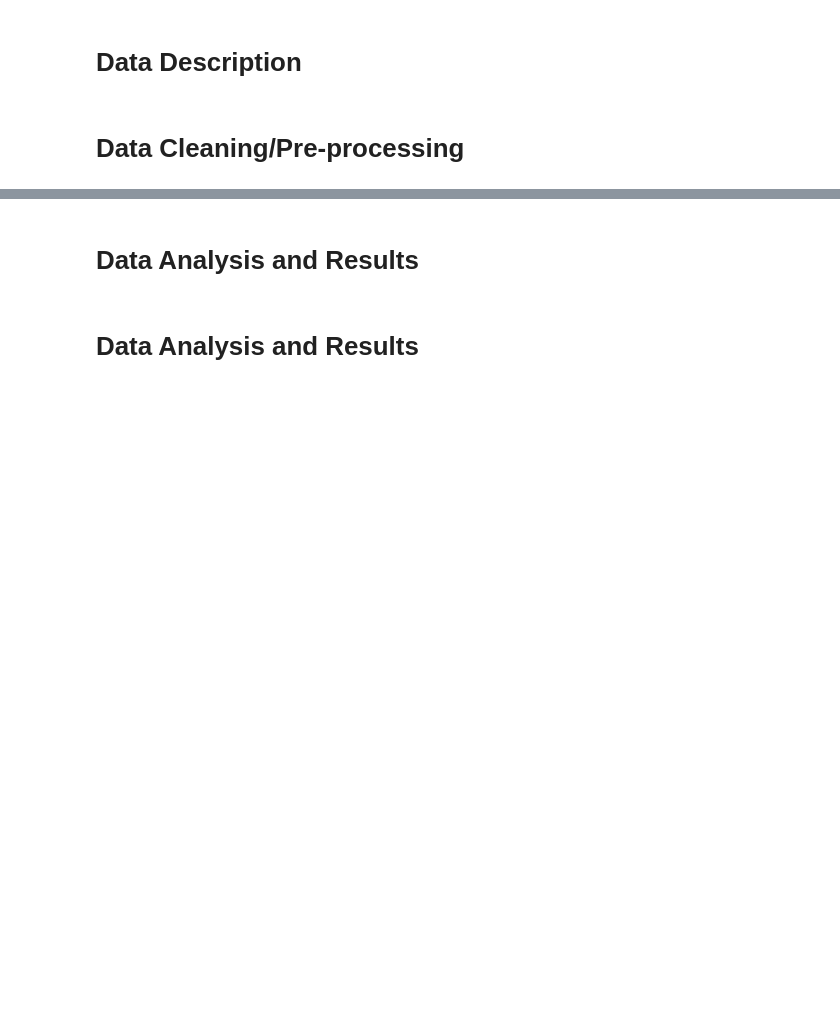
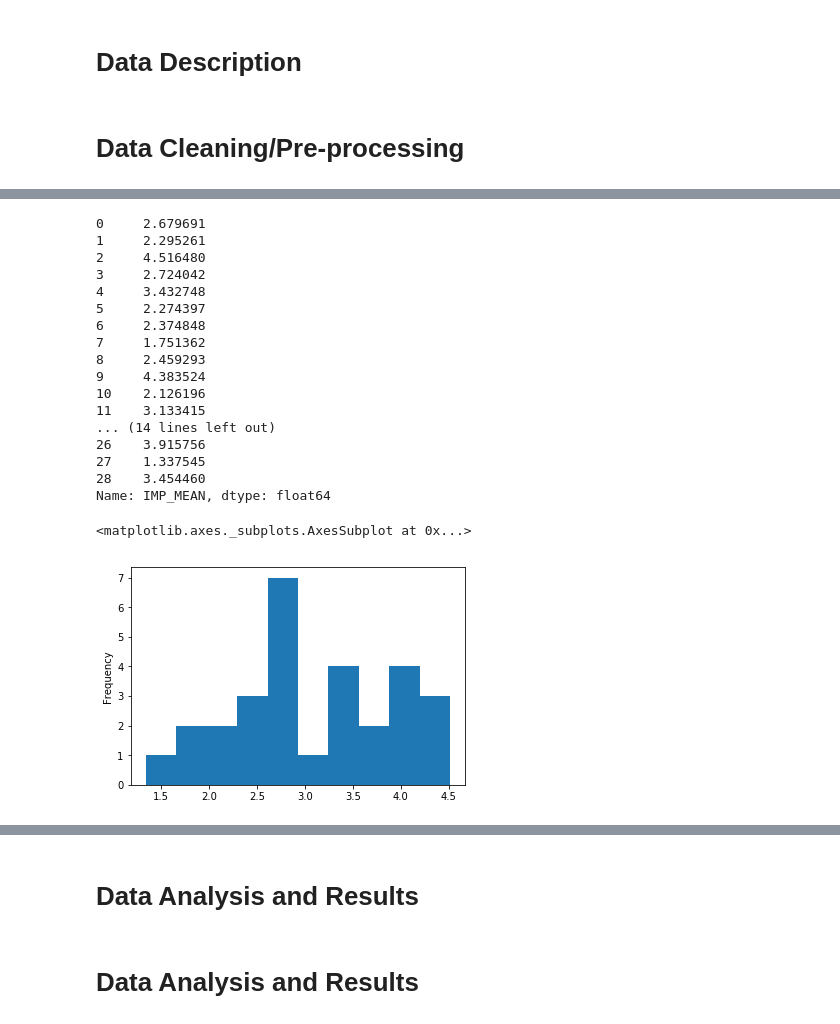
Before and after one commit to AaronWong14/Cogs108ProjectNBA, a Jupyter notebook: FinalProject.ipynb, the cells around one changed output, grey strips where cells are left out. Drawn from its saved outputs; the diff is of its cells as text; code cells hidden in the pictures; blank space fills up the shorter version.

```diff
--- a/FinalProject.ipynb
+++ b/FinalProject.ipynb
@@ -1152,0 +1285,63 @@ for df in lst_ranked_seasons:
+# %%
+#create list each item is a dictionary for each season that contains each teams players individual impact values
+lst_season_team_player_impacts = []
+#for each df_season in lst_player_df
+for df_season in lst_players_df:
+    #create dictionary ['TEAM_ID'] = list of impact values of players on team
+    team_impacts_dict = dict()
+    #for each player in df_season
+    for i, row in df_season.iterrows():
+        #grab players team ID
+        key = row['TEAM_ID']
+        #check if ID is not a key in the dict
+        if key not in team_impacts_dict:
+            #then create key in dict
+            team_impacts_dict[key] = []
+        #append value into key array
+        team_impacts_dict[key].append(row['IMPACT'])
+    #append dict into list
+    lst_season_team_player_impacts.append(team_impacts_dict)
+# %%
+#create list each item is a dict for each season that contains impact mean and stddev
+lst_season_team_impact_meanstddev = []
+#for each dictionary in lst_season_team_player
+for season_dict in lst_season_team_player_impacts:
+    #create df to hold TEAM_ID, IMP_MEAN, IMP_STD
+    df_team_impact_stats = pd.DataFrame()
+    lst_team_id = []
+    lst_imp_mean = []
+    lst_imp_stddev =[]
+    #for each key in team players impacts dictionary
+    for key, values in season_dict.items(): #populate lists
+        lst_team_id.append(key)
+        lst_imp_mean.append(np.mean(values))
+        lst_imp_stddev.append(np.std(values))
+    #fill df
+    df_team_impact_stats['TEAM_ID'] = lst_team_id
+    df_team_impact_stats['IMP_MEAN'] = lst_imp_mean
+    df_team_impact_stats['IMP_STD'] = lst_imp_stddev
+    #append df into list
+    lst_season_team_impact_meanstddev.append(df_team_impact_stats)
+# %%
+print(lst_season_team_impact_meanstddev[0]['IMP_MEAN'])
+lst_season_team_impact_meanstddev[0]['IMP_MEAN'].plot.hist()
+# %% [output]
+0     2.679691
+1     2.295261
+2     4.516480
+3     2.724042
+4     3.432748
+5     2.274397
+6     2.374848
+7     1.751362
+8     2.459293
+9     4.383524
+10    2.126196
+11    3.133415
+... (14 lines left out)
+26    3.915756
+27    1.337545
+28    3.454460
+Name: IMP_MEAN, dtype: float64
+<matplotlib.axes._subplots.AxesSubplot at 0x...>
+[figure, added]
```
Also changed, not shown: parts of 13 cells of this notebook, 1 other file.
